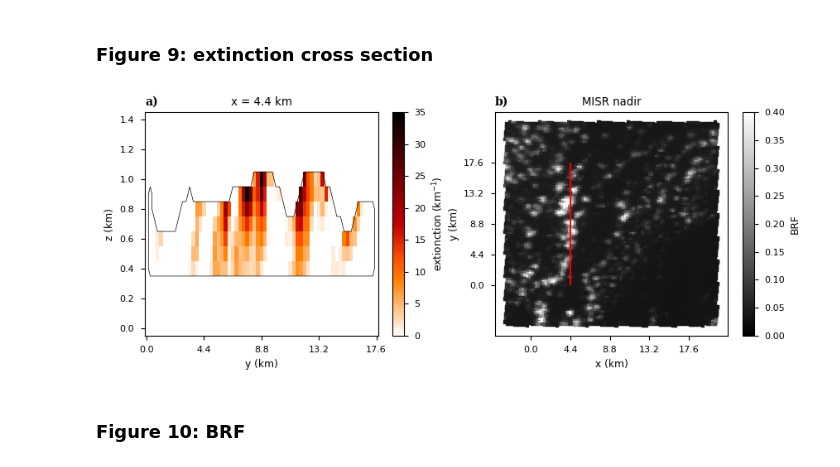
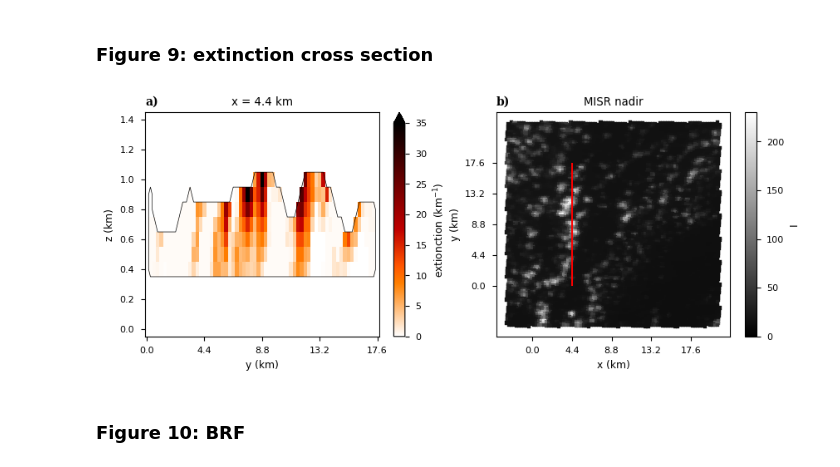
Before and after one commit to jlun17/misr-at3d-camp2ex, a Jupyter notebook: notebooks/investigation/single_retrieval/paper_figures.ipynb, the cells around one changed output. Saved outputs shown, nothing was run; the diff lists cells and outputs as text; code cells hidden in the pictures.

Commit message:
Submitted batch job 72157 : /data/keeling/a/johntl3/b/LundstromPub2025/experiments/tmp/CAMP2Ex_RF17/test_I/default2/

```diff
--- a/notebooks/investigation/single_retrieval/paper_figures.ipynb
+++ b/notebooks/investigation/single_retrieval/paper_figures.ipynb
@@ -127,37 +127,38 @@ cvm.sel(x=x, method='nearest').cloud_volume_mask.plot.contour(
 ax[0].set_xlabel('y (km)')
 ax[0].set_ylabel('z (km)')
 ax[0].set_title('x = 4.4 km')
 c = ax[1].scatter(
     obs['MISR']['sensor_list'][4].cam_x.data,
     obs['MISR']['sensor_list'][4].cam_y.data,
-    c = (np.pi * obs['MISR']['sensor_list'][4].I.data) / obs['MISR']['sensor_list'][4].mu0,
+    # c = (np.pi * obs['MISR']['sensor_list'][4].I.data) / obs['MISR']['sensor_list'][4].mu0,
+    c = obs['MISR']['sensor_list'][4].I.data,
     s = 10,
     cmap = 'gray',
     vmin = 0,
-    vmax = 0.4,
+    vmax = None,
     marker = 's'
 )
-plt.colorbar(c, ax=ax[1], label='BRF')
+plt.colorbar(c, ax=ax[1], label='I')
 ax[1].vlines(x, 0, 17.6, colors='red')
 ax[1].set_xlabel('x (km)')
 ax[1].set_ylabel('y (km)')
 ax[1].set_title('MISR nadir')
 ax[0].set_xticks(ticks)
 ax[1].set_xticks(ticks)
 ax[1].set_yticks(ticks)
 
 set_labels(ax.flatten())
 
 if(savefigs):
     plt.savefig(
         FIGURE_OUT / '{}_figure09_extinction_transect.png'.format(fig_version),
         format='png',
         dpi=300,
         bbox_inches='tight',
         transparent=False
     )
 # %% [output]
-[figure, old version]
+[figure, new version]
 # %% [markdown]
 ### Figure 10: BRF
 # %%
```
Also changed, not shown: parts of 2 cells of this notebook, 2 other files.
